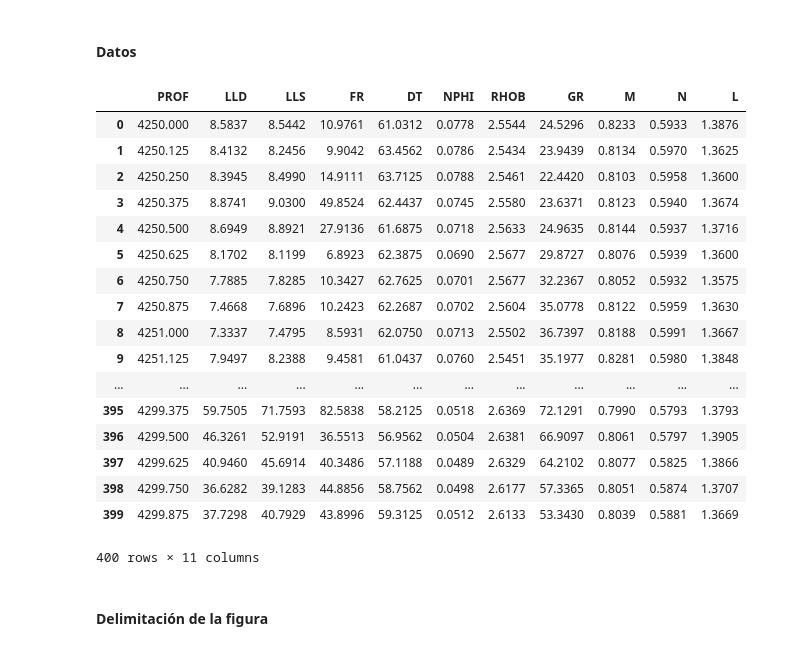
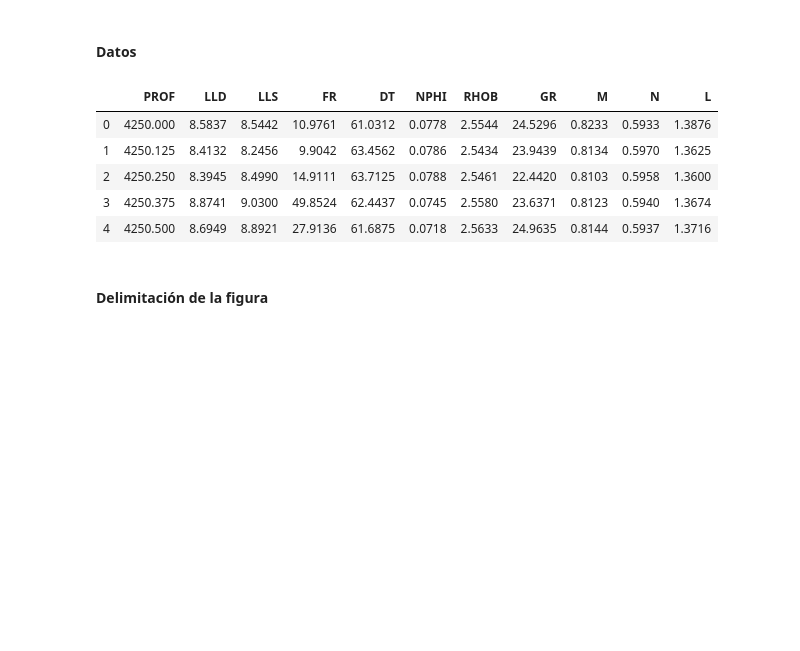
Before and after one commit to Angelpacman/Petrofisica_mn, a Jupyter notebook: jupyter_litodensidad.ipynb, the cells around one changed output. Cells and saved outputs as stored; diff of their text form; code cells hidden in the pictures; blank space fills up the shorter version.

```diff
--- a/jupyter_litodensidad.ipynb
+++ b/jupyter_litodensidad.ipynb
@@ -5,42 +5,37 @@
 # %%
 import numpy as np
 import pandas as pd
 import csv
 import matplotlib.pyplot as plt
 from mpl_toolkits.mplot3d import Axes3D
 
 
 #datos
 datos = pd.read_csv('eval_petro.csv')
 
 M = np.array( 0.01 * (189-datos['DT'])/(datos['RHOB'] - 1) )
 N = np.array( (1 - datos['NPHI']) / (datos['RHOB'] - 1) )
 L = np.array( 0.01 * (189 - datos['DT'])/(1 - datos['NPHI']) )
 datos['M'] = np.around(M, decimals = 4)
 datos['N'] = np.around(N, decimals = 4)
 datos['L'] = np.around(L, decimals = 4)
 
-
-datos
+PROF = np.array(datos['PROF'])
+GR   = np.array(datos['GR'])
+LLS  = np.array(datos['LLS'])
+LLD  = np.array(datos['LLD'])
+FR   = np.array(datos['FR'])
+DT   = np.array(datos['DT'])
+NPHI = np.array(datos['NPHI'])
+RHOB = np.array(datos['RHOB'])
+datos.head()
 # %% [output]
 |  | PROF | LLD | LLS | FR | DT | NPHI | RHOB | GR | M | N | L |
 | 0 | 4250.000 | 8.5837 | 8.5442 | 10.9761 | 61.0312 | 0.0778 | 2.5544 | 24.5296 | 0.8233 | 0.5933 | 1.3876 |
 | 1 | 4250.125 | 8.4132 | 8.2456 | 9.9042 | 63.4562 | 0.0786 | 2.5434 | 23.9439 | 0.8134 | 0.5970 | 1.3625 |
 | 2 | 4250.250 | 8.3945 | 8.4990 | 14.9111 | 63.7125 | 0.0788 | 2.5461 | 22.4420 | 0.8103 | 0.5958 | 1.3600 |
 | 3 | 4250.375 | 8.8741 | 9.0300 | 49.8524 | 62.4437 | 0.0745 | 2.5580 | 23.6371 | 0.8123 | 0.5940 | 1.3674 |
 | 4 | 4250.500 | 8.6949 | 8.8921 | 27.9136 | 61.6875 | 0.0718 | 2.5633 | 24.9635 | 0.8144 | 0.5937 | 1.3716 |
-| 5 | 4250.625 | 8.1702 | 8.1199 | 6.8923 | 62.3875 | 0.0690 | 2.5677 | 29.8727 | 0.8076 | 0.5939 | 1.3600 |
-| 6 | 4250.750 | 7.7885 | 7.8285 | 10.3427 | 62.7625 | 0.0701 | 2.5677 | 32.2367 | 0.8052 | 0.5932 | 1.3575 |
-| 7 | 4250.875 | 7.4668 | 7.6896 | 10.2423 | 62.2687 | 0.0702 | 2.5604 | 35.0778 | 0.8122 | 0.5959 | 1.3630 |
-| 8 | 4251.000 | 7.3337 | 7.4795 | 8.5931 | 62.0750 | 0.0713 | 2.5502 | 36.7397 | 0.8188 | 0.5991 | 1.3667 |
-| 9 | 4251.125 | 7.9497 | 8.2388 | 9.4581 | 61.0437 | 0.0760 | 2.5451 | 35.1977 | 0.8281 | 0.5980 | 1.3848 |
-| ... | ... | ... | ... | ... | ... | ... | ... | ... | ... | ... | ... |
-| 395 | 4299.375 | 59.7505 | 71.7593 | 82.5838 | 58.2125 | 0.0518 | 2.6369 | 72.1291 | 0.7990 | 0.5793 | 1.3793 |
-| 396 | 4299.500 | 46.3261 | 52.9191 | 36.5513 | 56.9562 | 0.0504 | 2.6381 | 66.9097 | 0.8061 | 0.5797 | 1.3905 |
-| 397 | 4299.625 | 40.9460 | 45.6914 | 40.3486 | 57.1188 | 0.0489 | 2.6329 | 64.2102 | 0.8077 | 0.5825 | 1.3866 |
-| 398 | 4299.750 | 36.6282 | 39.1283 | 44.8856 | 58.7562 | 0.0498 | 2.6177 | 57.3365 | 0.8051 | 0.5874 | 1.3707 |
-| 399 | 4299.875 | 37.7298 | 40.7929 | 43.8996 | 59.3125 | 0.0512 | 2.6133 | 53.3430 | 0.8039 | 0.5881 | 1.3669 |
-400 rows × 11 columns
 # %%
 import numpy as np
 import pandas as pd
```
Also changed, not shown: parts of 19 cells of this notebook, 2 other files.
